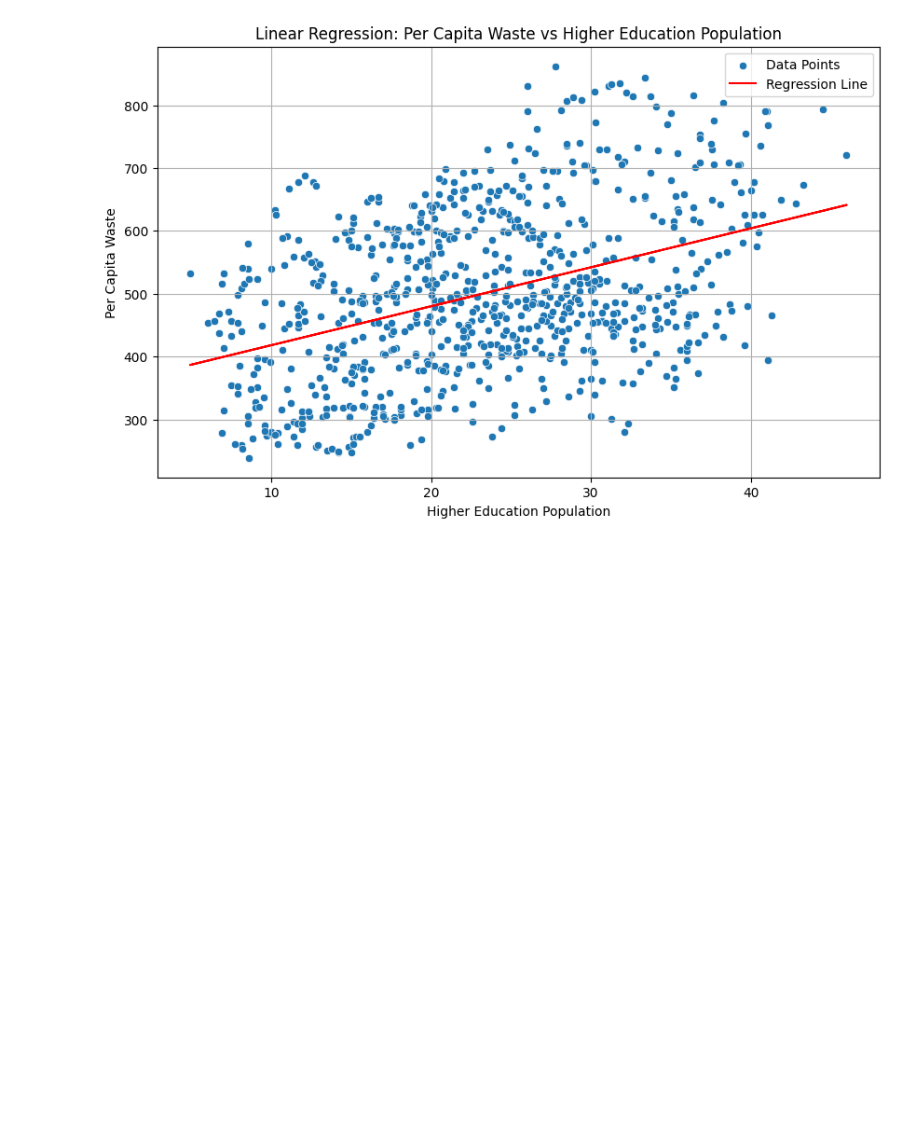
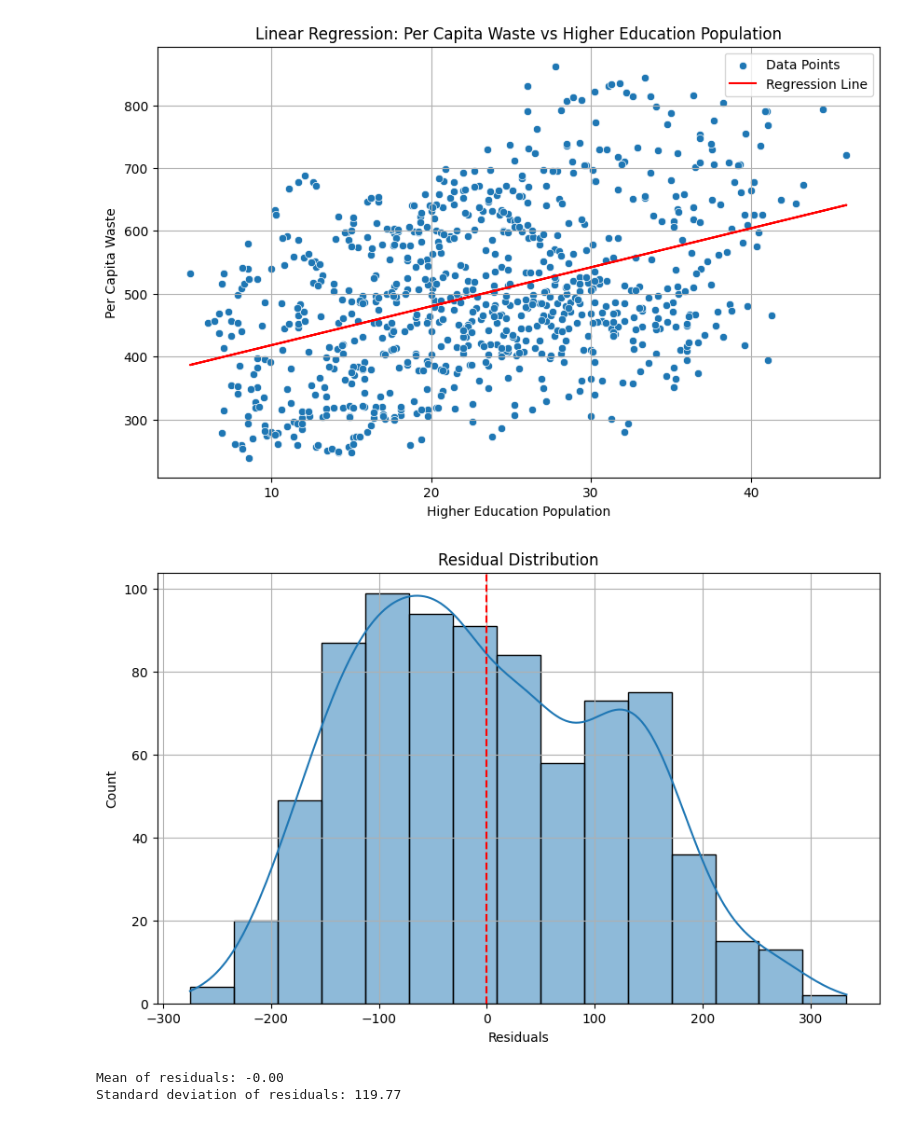
Before and after one commit to Udzf/Stat-Data-Science, a Jupyter notebook: Waste_generation_within_the_EU.ipynb, the cells around one changed output. Cells and saved outputs as stored; diff of their text form; code cells hidden in the pictures; blank space fills up the shorter version.

```diff
--- a/Waste_generation_within_the_EU.ipynb
+++ b/Waste_generation_within_the_EU.ipynb
@@ -4,7 +4,7 @@
 # Step 1: Import required libraries
 import pandas as pd
 import numpy as np
-from sklearn.linear_model import LinearRegression
+import statsmodels.api as sm
 import matplotlib.pyplot as plt
 import seaborn as sns
 
@@ -16,29 +16,40 @@ df = pd.read_csv(file_path)
 df_clean = df.dropna(subset=['Higher Education Population', 'Per Capita Waste'])
 
 # Step 4: Define the independent (X) and dependent (Y) variables for the regression
-X = df_clean['Higher Education Population'].values.reshape(-1, 1)  # Reshape for sklearn
-Y = df_clean['Per Capita Waste'].values
+X = df_clean['Higher Education Population']
+Y = df_clean['Per Capita Waste']
 
-# Step 5: Create the linear regression model and fit it
-model = LinearRegression()
-model.fit(X, Y)
+# Step 5: Add a constant to the independent variable (required for statsmodels)
+X = sm.add_constant(X)
 
-# Step 6: Get the regression parameters
-slope = model.coef_[0]
-intercept = model.intercept_
-r_squared = model.score(X, Y)
+# Step 6: Fit the regression model using statsmodels
+model = sm.OLS(Y, X).fit()
 
-print(f'Regression equation: Per Capita Waste = {slope:.2f} * Higher Education Population + {intercept:.2f}')
-print(f'R-squared value: {r_squared:.2f}')
+# Step 7: Display the regression results
+print(model.summary())
 
-# Step 7: Plot the regression line with the data points
+# Step 8: Plot the regression line with the data points
 plt.figure(figsize=(10, 6))
 sns.scatterplot(x='Higher Education Population', y='Per Capita Waste', data=df_clean, label='Data Points')
-plt.plot(X, model.predict(X), color='red', label='Regression Line')
+plt.plot(df_clean['Higher Education Population'], model.predict(X), color='red', label='Regression Line')
 plt.xlabel('Higher Education Population')
 plt.ylabel('Per Capita Waste')
 plt.title('Linear Regression: Per Capita Waste vs Higher Education Population')
 plt.legend()
 plt.grid(True)
 plt.show()
+
+# Step 9: Residual analysis - Plot residuals
+residuals = model.resid
+plt.figure(figsize=(10, 6))
+sns.histplot(residuals, kde=True)
+plt.axvline(0, color='red', linestyle='--')
+plt.title('Residual Distribution')
+plt.xlabel('Residuals')
+plt.grid(True)
+plt.show()
+
+# Additional residual metrics
+print(f'Mean of residuals: {np.mean(residuals):.2f}')
+print(f'Standard deviation of residuals: {np.std(residuals):.2f}')
 # %% [output]
@@ -47 +73,4 @@ R-squared value: 0.16
 [figure]
+[figure, added]
+Mean of residuals: -0.00
+Standard deviation of residuals: 119.77
```
Also changed, not shown: parts of 1 cell of this notebook.
